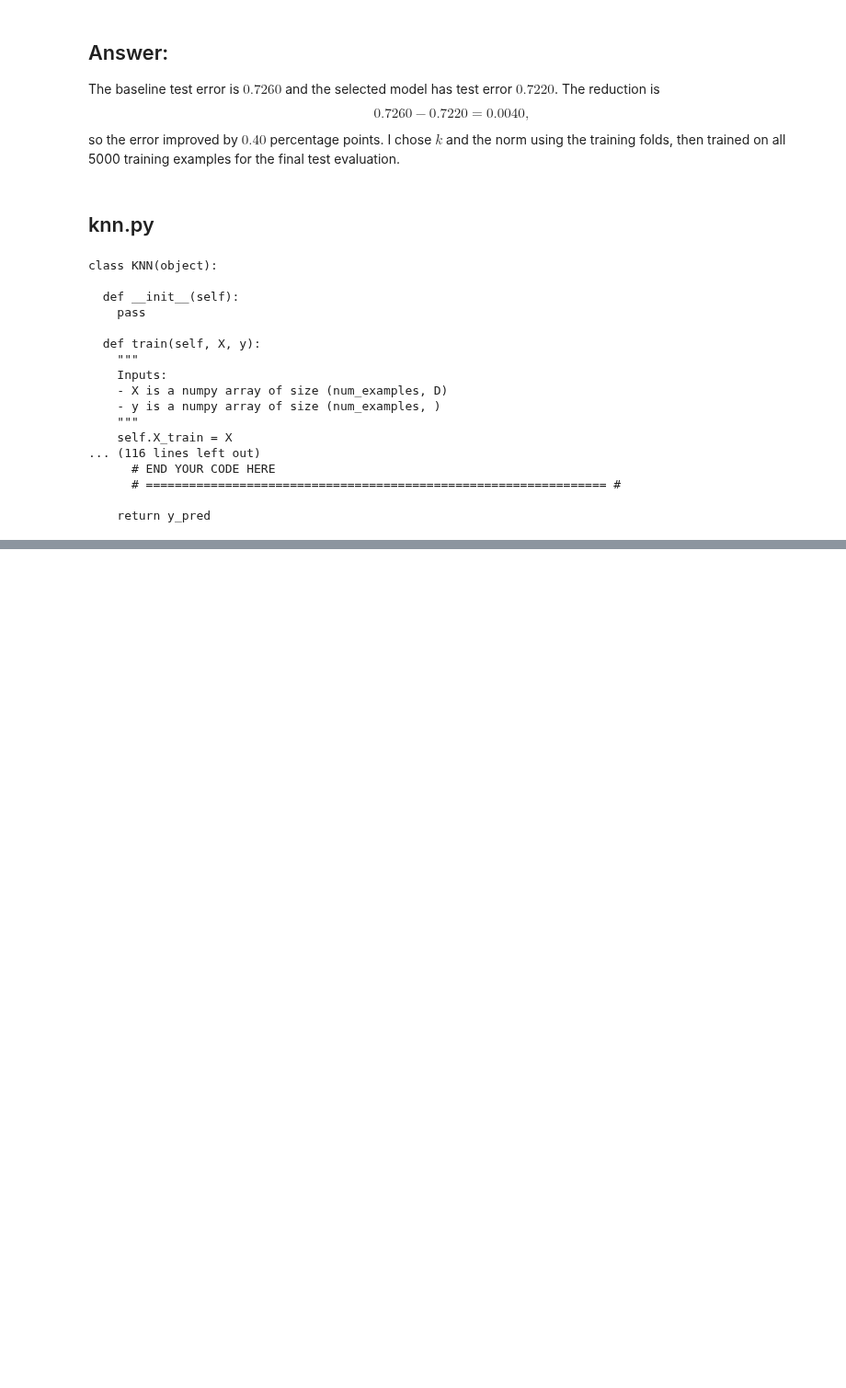
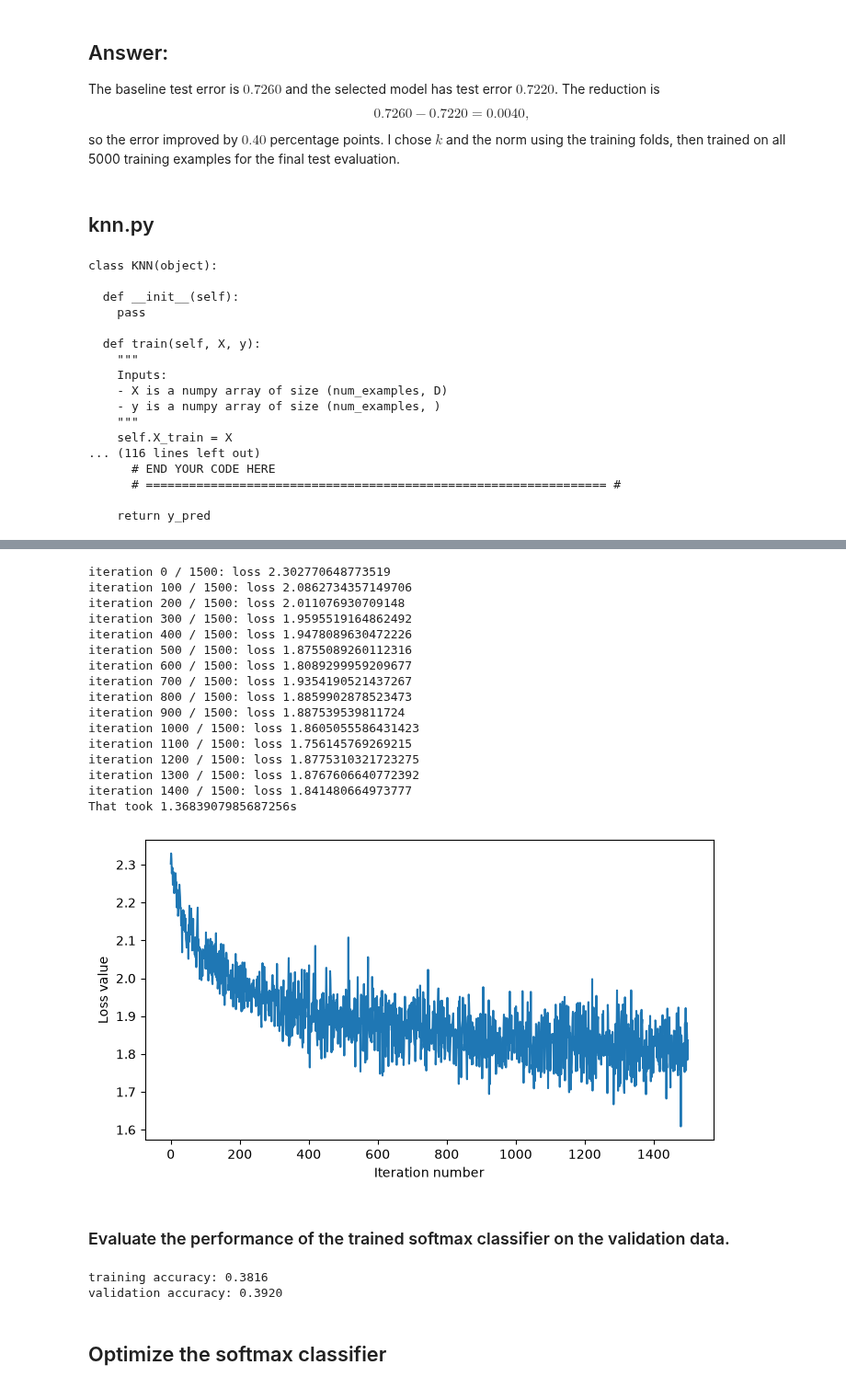
Before and after one commit to LepingWan/ECE247A, a Jupyter notebook: HW2.ipynb, the cells around one changed output, grey strips where cells are left out. Shown at 92% size. Saved outputs shown, nothing was run; the diff lists cells and outputs as text; code cells hidden in the pictures; blank space fills up the shorter version.

Commit message:
Complete HW2 Problems 3 through 5 with verified softmax results

```diff
--- a/HW2.ipynb
+++ b/HW2.ipynb
@@ -431,0 +798,11 @@ class KNN(object):
+# %%
+# Declare an instance of the Softmax class.
+# Weights are initialized to a random value.
+# Note, to keep people's first solutions consistent, we are going to use a random seed.
+
+np.random.seed(1)
+
+num_classes = len(np.unique(y_train))
+num_features = X_train.shape[1]
+
+softmax = Softmax(dims=[num_classes, num_features])
@@ -431,0 +897,47 @@ class KNN(object):
+# %%
+# Train with stochastic gradient descent.
+import time
+
+np.random.seed(1)
+tic = time.time()
+loss_hist = softmax.train(X_train, y_train, learning_rate=1e-7,
+                         num_iters=1500, verbose=True)
+toc = time.time()
+print('That took {}s'.format(toc - tic))
+
+plt.figure(figsize=(7, 4))
+plt.plot(loss_hist)
+plt.xlabel('Iteration number')
+plt.ylabel('Loss value')
+plt.tight_layout()
+plt.show()
+# %% [output]
+iteration 0 / 1500: loss 2.302770648773519
+iteration 100 / 1500: loss 2.0862734357149706
+iteration 200 / 1500: loss 2.011076930709148
+iteration 300 / 1500: loss 1.9595519164862492
+iteration 400 / 1500: loss 1.9478089630472226
+iteration 500 / 1500: loss 1.8755089260112316
+iteration 600 / 1500: loss 1.8089299959209677
+iteration 700 / 1500: loss 1.9354190521437267
+iteration 800 / 1500: loss 1.8859902878523473
+iteration 900 / 1500: loss 1.887539539811724
+iteration 1000 / 1500: loss 1.8605055586431423
+iteration 1100 / 1500: loss 1.756145769269215
+iteration 1200 / 1500: loss 1.8775310321723275
+iteration 1300 / 1500: loss 1.8767606640772392
+iteration 1400 / 1500: loss 1.841480664973777
+That took 1.3683907985687256s
+[figure, added]
+# %% [markdown]
+### Evaluate the performance of the trained softmax classifier on the validation data.
+# %%
+y_train_pred = softmax.predict(X_train)
+print('training accuracy: %.4f' % np.mean(y_train == y_train_pred))
+y_val_pred = softmax.predict(X_val)
+print('validation accuracy: %.4f' % np.mean(y_val == y_val_pred))
+# %% [output]
+training accuracy: 0.3816
+validation accuracy: 0.3920
+# %% [markdown]
+## Optimize the softmax classifier
```
Also changed, not shown: parts of 27 cells of this notebook, 1 other file.
